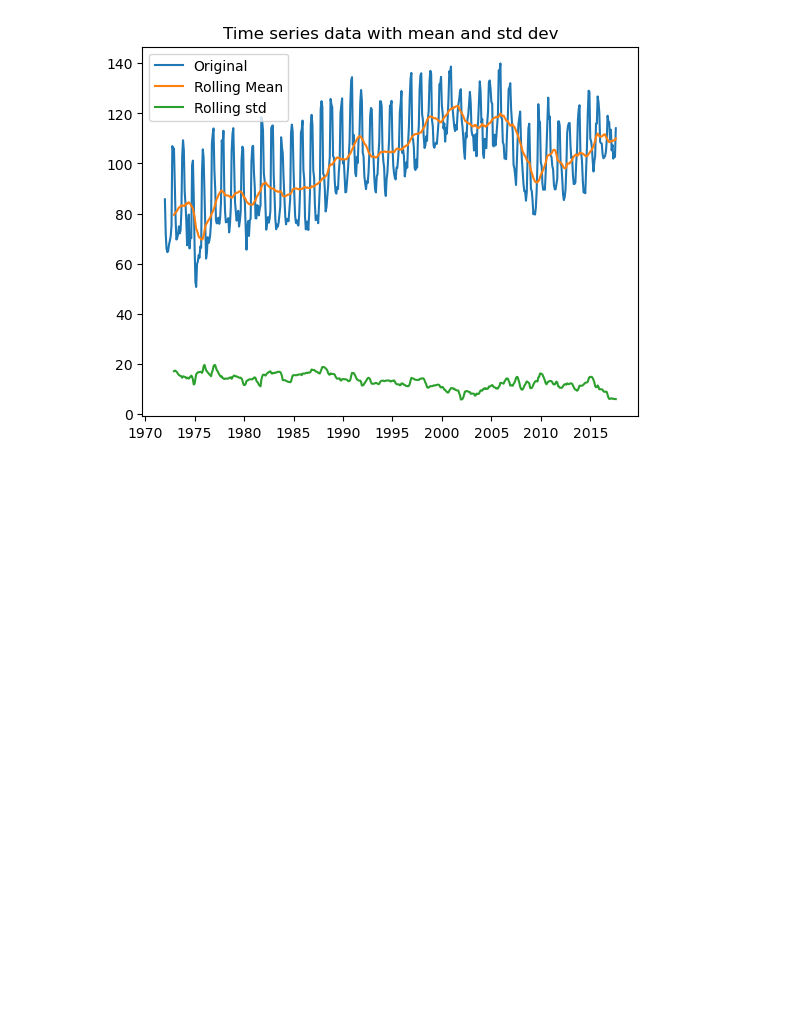
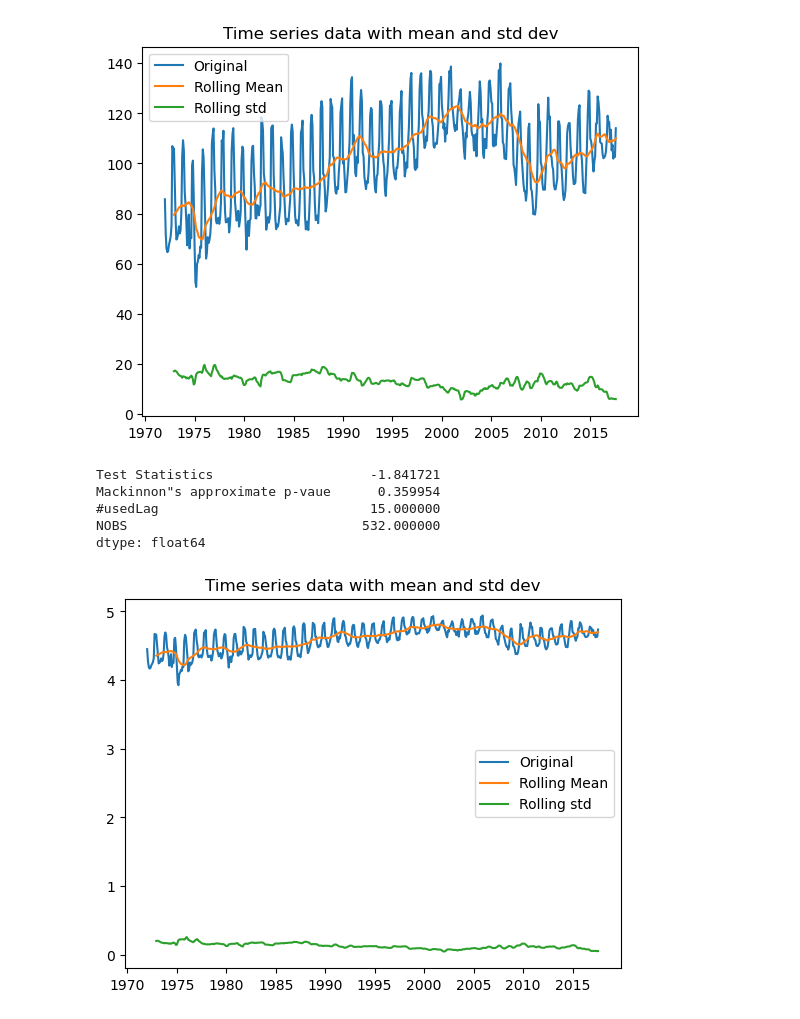
Before and after one commit to VaskarO/Time-series-analysis-and-forecasting, a Jupyter notebook: ARIMA_SARIMAX.ipynb, the cells around one changed output. Cells and saved outputs as stored; diff of their text form; code cells hidden in the pictures; blank space fills up the shorter version.

```diff
--- a/ARIMA_SARIMAX.ipynb
+++ b/ARIMA_SARIMAX.ipynb
@@ -61,3 +62,13 @@ Mackinnon"s approximate p-vaue      0.338178
 NOBS                              533.000000
 dtype: float64
 [figure]
+# %%
+df_index_log_scaled = np.log(df_index)
+stationarity_test(df_index_log_scaled)
+# %% [output]
+Test Statistics                    -1.841721
+Mackinnon"s approximate p-vaue      0.359954
+#usedLag                           15.000000
+NOBS                              532.000000
+dtype: float64
+[figure, added]
```
Also changed, not shown: parts of 2 cells of this notebook.
